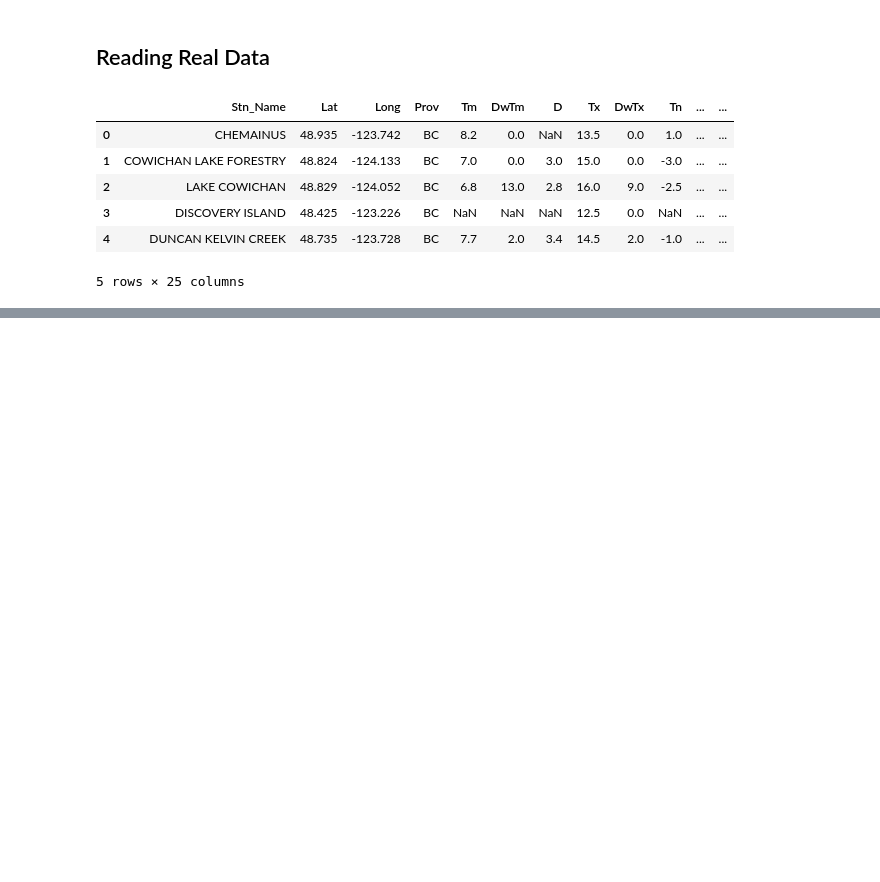
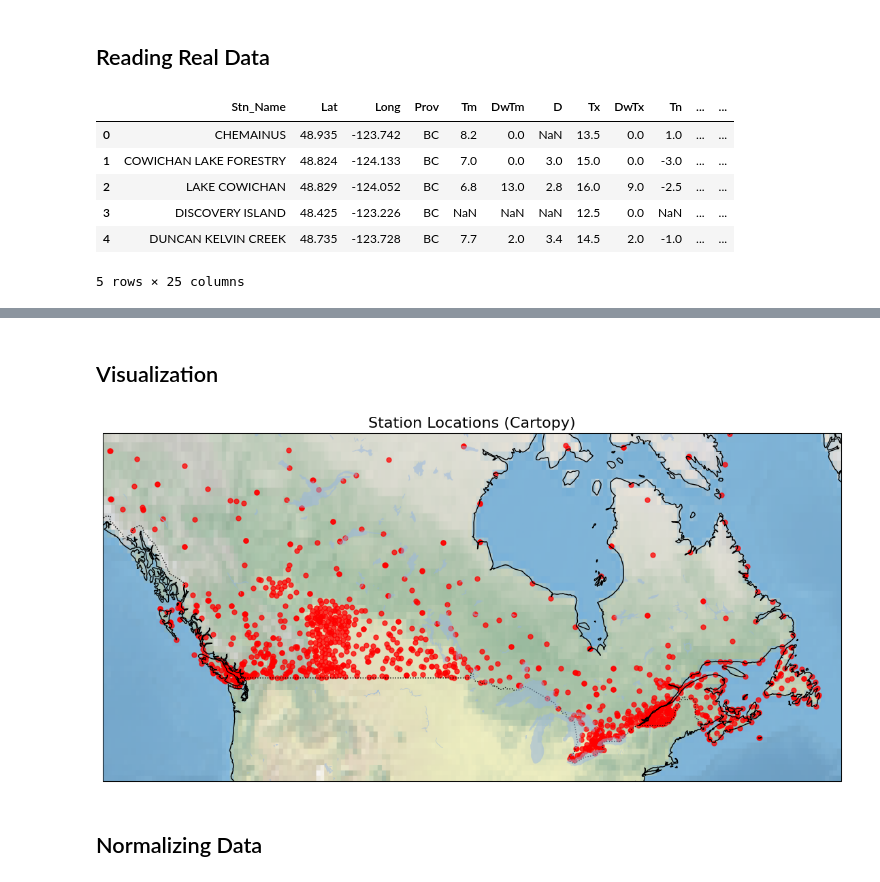
Before and after one commit to amir-azimi-dev/Machine-Learning, a Jupyter notebook: clustering/DBSCAN.ipynb, the cells around one changed output, grey strips where cells are left out. Saved outputs shown, nothing was run; the diff lists cells and outputs as text; code cells hidden in the pictures; blank space fills up the shorter version.

```diff
--- a/clustering/DBSCAN.ipynb
+++ b/clustering/DBSCAN.ipynb
@@ -130,0 +134,5 @@ df.head()
+# %%
+df = df[pd.notnull((df["Tm"]))]
+df.reset_index(drop=True)
+
+df.head()
@@ -130,0 +147,62 @@ df.head()
+# %% [markdown]
+## Visualization
+# %%
+import cartopy.crs as ccrs
+import cartopy.feature as cfeature
+
+# --- DEFINE MAP PROJECTIONS ---
+# Mercator projection: the one used to make your map
+proj_map = ccrs.Mercator()
+
+# PlateCarree projection: the original coordinate system (longitude/latitude in degrees)
+proj_geo = ccrs.PlateCarree()
+
+# --- CARTOPY ALTERNATIVE TO BASEMAP COORDINATE CONVERSION ---
+# This section replaces:
+# xs, ys = my_map(np.asarray(pdf.Long), np.asarray(pdf.Lat))
+
+# Transform raw geographic coordinates (lon/lat) into projected x/y coordinates
+# transform_points returns an array of shape (N, 3) → [x, y, z]
+xs, ys = proj_map.transform_points(proj_geo, np.asarray(df['Long']), np.asarray(df['Lat']))[:, :2].T
+
+# Store these projected coordinates into your DataFrame
+df['xm'] = xs
+df['ym'] = ys
+
+#----------------------------------------
+
+# Define region limits
+# llon = lower longitude (west edge)
+# ulon = upper longitude (east edge)
+# llat = lower latitude (south edge)
+# ulat = upper latitude (north edge)
+llon, ulon = -140, -50
+llat, ulat = 40, 65
+
+df = df[(df['Long'] > llon) & (df['Long'] < ulon) & (df['Lat'] > llat) & (df['Lat'] < ulat)]
+
+# Set up Cartopy map with Mercator projection
+fig = plt.figure(figsize=(14, 10))
+ax = plt.axes(projection=ccrs.Mercator())
+ax.set_extent([llon, ulon, llat, ulat], crs=ccrs.PlateCarree())
+
+# Add map features
+ax.add_feature(cfeature.COASTLINE)
+ax.add_feature(cfeature.BORDERS, linestyle=':')
+ax.add_feature(cfeature.LAND, facecolor='white', alpha=0.3)
+ax.add_feature(cfeature.OCEAN)
+ax.add_feature(cfeature.LAKES, alpha=0.5)
+
+# Optional shaded relief background
+ax.stock_img()  # simple shaded relief background
+# Alternative (higher quality): from cartopy.io.img_tiles import Stamen('terrain')
+
+# Convert coordinates and plot points
+ax.scatter(df['Long'], df['Lat'], color='red', s=25, alpha=0.75, transform=ccrs.PlateCarree())
+
+plt.title("Station Locations (Cartopy)", fontsize=16)
+plt.show()
+# %% [output]
+[figure, added]
+# %% [markdown]
+## Normalizing Data
```
Also changed, not shown: parts of 18 cells of this notebook.
